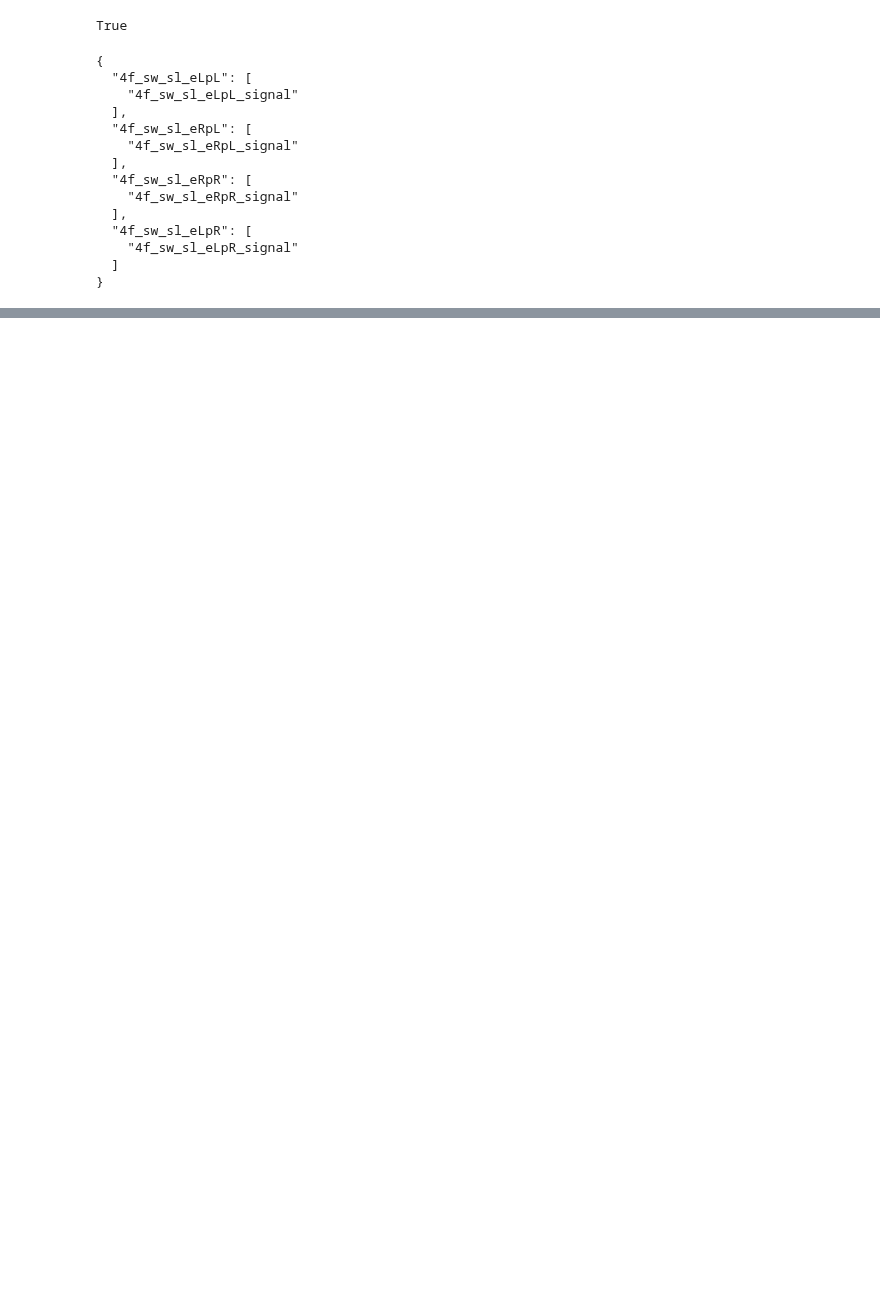
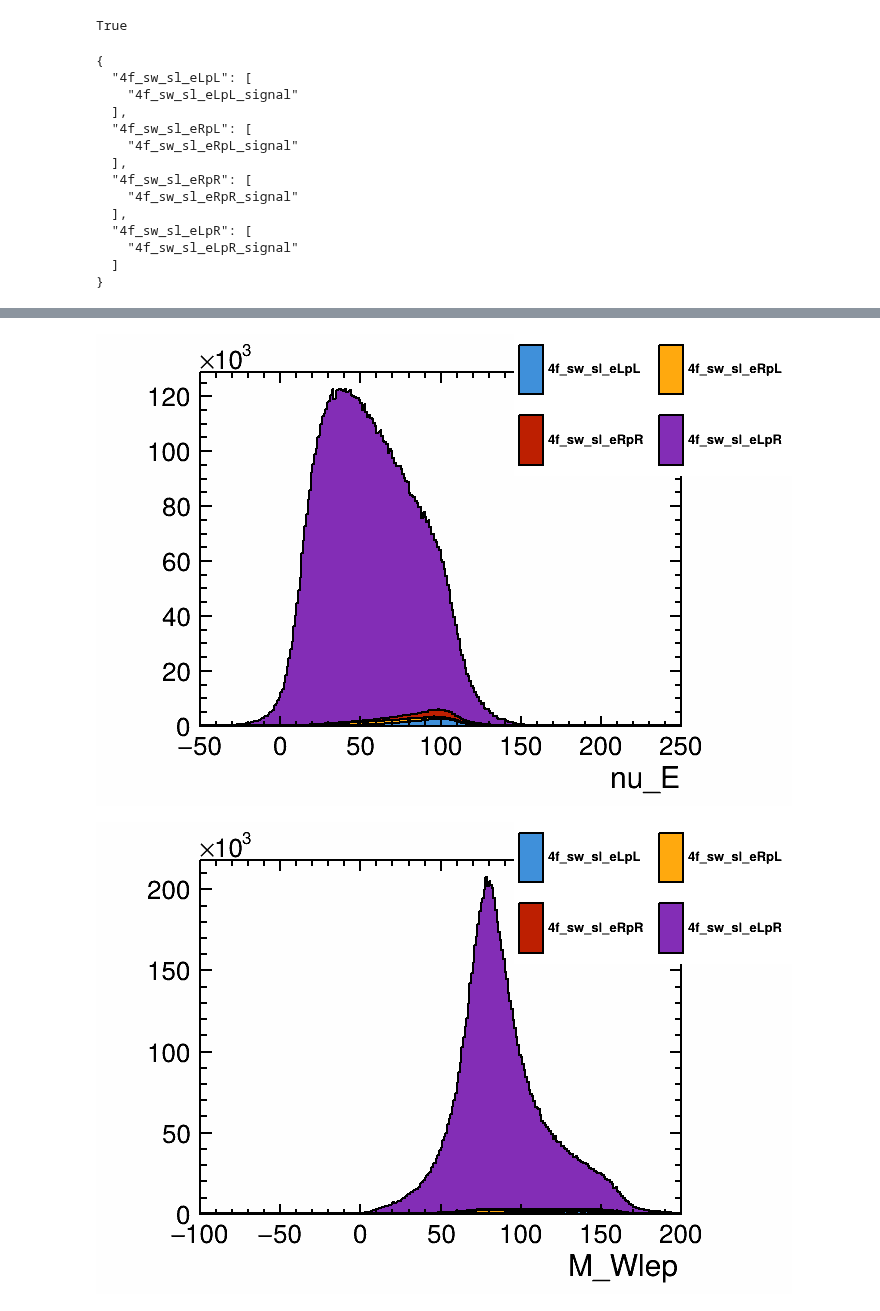
Before and after one commit to Zehvogel/enuW, a Jupyter notebook: miniDST-stage2-signal-only.ipynb, the cells around one changed output, grey strips where cells are left out. Cells and saved outputs as stored; diff of their text form; code cells hidden in the pictures; blank space fills up the shorter version.

```diff
--- a/miniDST-stage2-signal-only.ipynb
+++ b/miniDST-stage2-signal-only.ipynb
@@ -205,0 +132,10 @@ analysis.print_reports()
+# %%
+analysis.draw_histogram("nu_E")
+analysis.draw_histogram("M_Wlep")
+analysis.draw_histogram("M_Whad")
+analysis.draw_histogram("co")
+analysis.draw_histogram("co1")
+analysis.draw_histogram("ph1")
+# %% [output]
+[figure, added]
+[figure, added]
```
Also changed, not shown: parts of 19 cells of this notebook, 3 other files.
